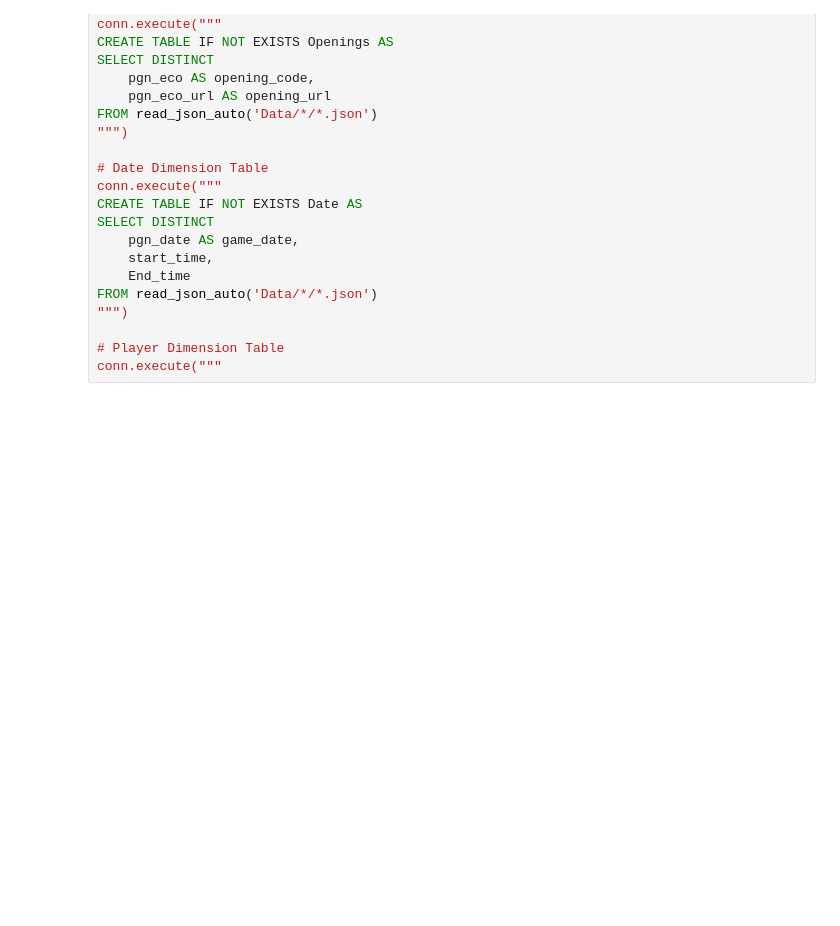
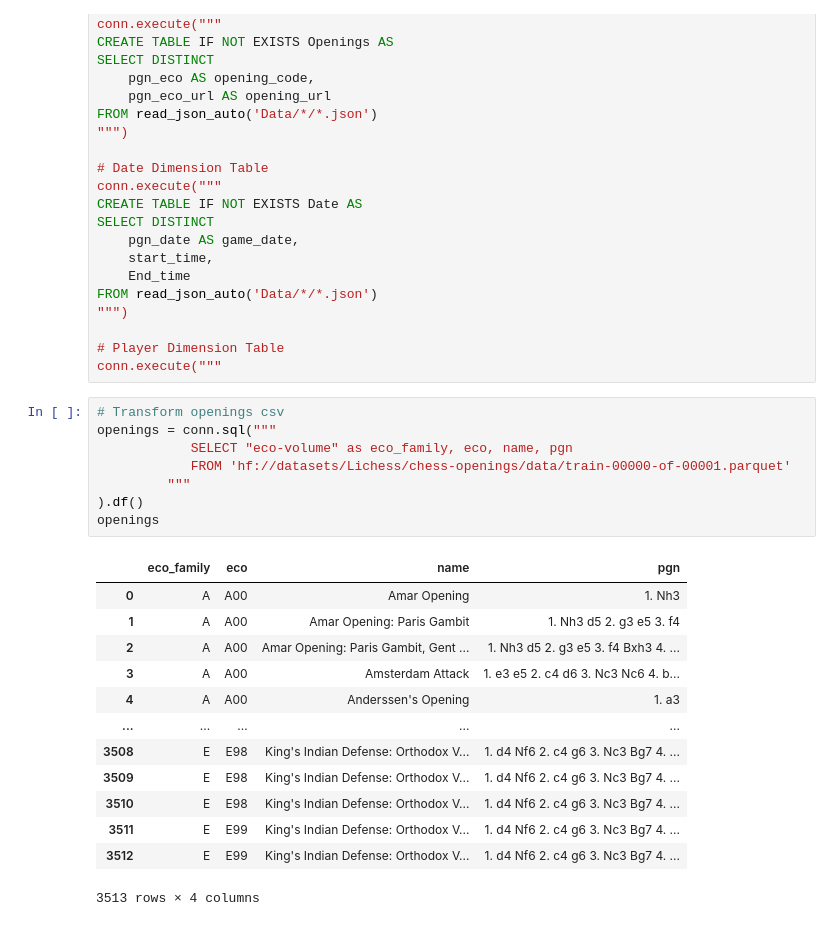
Before and after one commit to RhythmBear/Chess.com-End-to-End-Data-Pipeline-Analytics, a Jupyter notebook: test.ipynb, the cells around one changed output. Saved outputs shown, nothing was run; the diff lists cells and outputs as text; blank space fills up the shorter version.

Commit message:
PGN transformation

```diff
--- a/test.ipynb
+++ b/test.ipynb
@@ -91,3 +104,25 @@ FROM read_json_auto('Data/*/*.json')
 
 # Player Dimension Table
 conn.execute("""
+# %%
+# Transform openings csv
+openings = conn.sql("""
+            SELECT "eco-volume" as eco_family, eco, name, pgn
+            FROM 'hf://datasets/Lichess/chess-openings/data/train-00000-of-00001.parquet'
+         """
+).df()
+openings
+# %% [output]
+|  | eco_family | eco | name | pgn |
+| 0 | A | A00 | Amar Opening | 1. Nh3 |
+| 1 | A | A00 | Amar Opening: Paris Gambit | 1. Nh3 d5 2. g3 e5 3. f4 |
+| 2 | A | A00 | Amar Opening: Paris Gambit, Gent ... | 1. Nh3 d5 2. g3 e5 3. f4 Bxh3 4. ... |
+| 3 | A | A00 | Amsterdam Attack | 1. e3 e5 2. c4 d6 3. Nc3 Nc6 4. b... |
+| 4 | A | A00 | Anderssen's Opening | 1. a3 |
+| ... | ... | ... | ... | ... |
+| 3508 | E | E98 | King's Indian Defense: Orthodox V... | 1. d4 Nf6 2. c4 g6 3. Nc3 Bg7 4. ... |
+| 3509 | E | E98 | King's Indian Defense: Orthodox V... | 1. d4 Nf6 2. c4 g6 3. Nc3 Bg7 4. ... |
+| 3510 | E | E98 | King's Indian Defense: Orthodox V... | 1. d4 Nf6 2. c4 g6 3. Nc3 Bg7 4. ... |
+| 3511 | E | E99 | King's Indian Defense: Orthodox V... | 1. d4 Nf6 2. c4 g6 3. Nc3 Bg7 4. ... |
+| 3512 | E | E99 | King's Indian Defense: Orthodox V... | 1. d4 Nf6 2. c4 g6 3. Nc3 Bg7 4. ... |
+3513 rows × 4 columns
```
Also changed, not shown: parts of 3 cells of this notebook, 5 other files.
